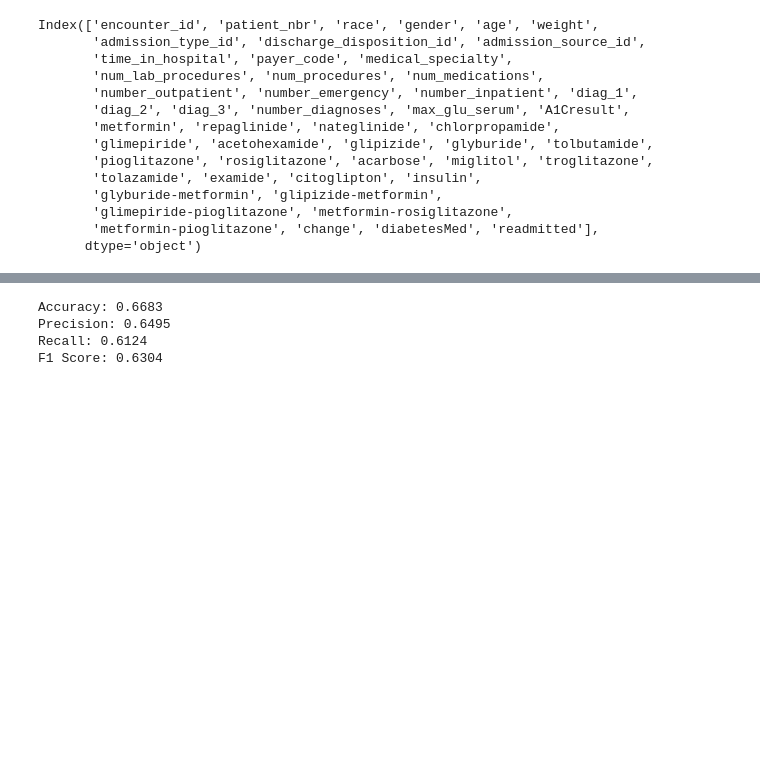
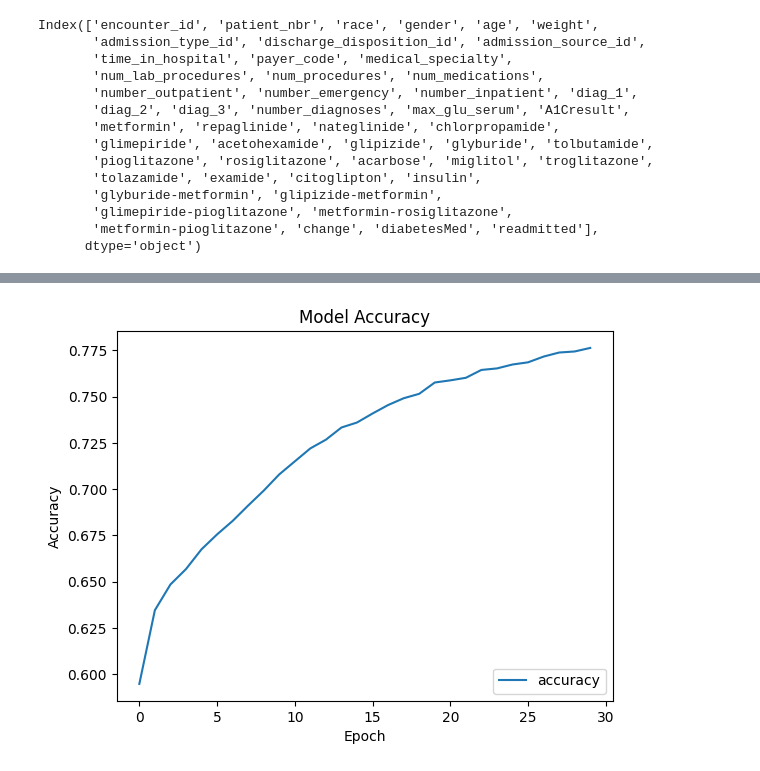
Before and after one commit to eadigun24/Diabetes_Admission_Analysis, a Jupyter notebook: Readmissions_(D2)_with_NN.ipynb, the cells around one changed output, grey strips where cells are left out. Cells and saved outputs as stored; diff of their text form; code cells hidden in the pictures; blank space fills up the shorter version.

```diff
--- a/Readmissions_(D2)_with_NN.ipynb
+++ b/Readmissions_(D2)_with_NN.ipynb
@@ -68,0 +100,12 @@ xgb_model = XGBClassifier()
+# %%
+input_nodes = len(X.columns)
+
+model = tf.keras.models.Sequential()
+
+model.add(tf.keras.layers.Dense(units=15, activation="relu", input_dim=input_nodes)) #  ----- First Layer
+model.add(tf.keras.layers.Dense(units=15, activation="relu", input_dim=input_nodes)) #  ----- Second Layer
+model.add(tf.keras.layers.Dense(units=1, activation="sigmoid", input_dim=input_nodes)) # --- Output
+
+model.summary()
+
+model.compile(loss="binary_crossentropy", optimizer="adam", metrics=["accuracy"])
@@ -69,4 +126,4 @@ xgb_model = XGBClassifier()
 # %%
-# Train the XGBoost model
-xgb_model.fit(X_train_scaled, y_train)
+# Train the model
+history = model.fit(X_train_scaled, y_train, epochs=30, batch_size=32, validation_split=0.2)
 # %% [output]
@@ -93,11 +147,10 @@ f1 = f1_score(y_test, y_pred)
-# %%
-# Print the results
-print(f"Accuracy: {accuracy:.4f}")
-print(f"Precision: {precision:.4f}")
-print(f"Recall: {recall:.4f}")
-print(f"F1 Score: {f1:.4f}")
-# %% [output]
-Accuracy: 0.6683
-Precision: 0.6495
-Recall: 0.6124
-F1 Score: 0.6304
+# %%
+# Plot training & validation accuracy values
+plt.plot(history.history['accuracy'], label='accuracy')
+plt.title('Model Accuracy')
+plt.ylabel('Accuracy')
+plt.xlabel('Epoch')
+plt.legend(loc='lower right')
+plt.show()
+# %% [output]
+[figure, added]
```
Also changed, not shown: parts of 14 cells of this notebook.
